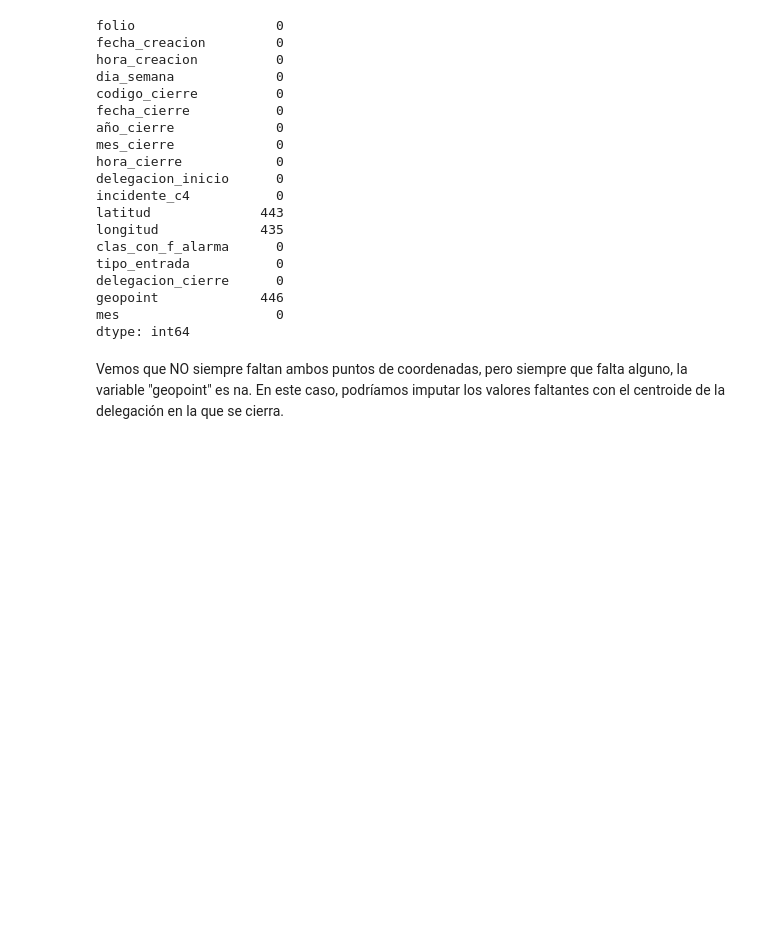
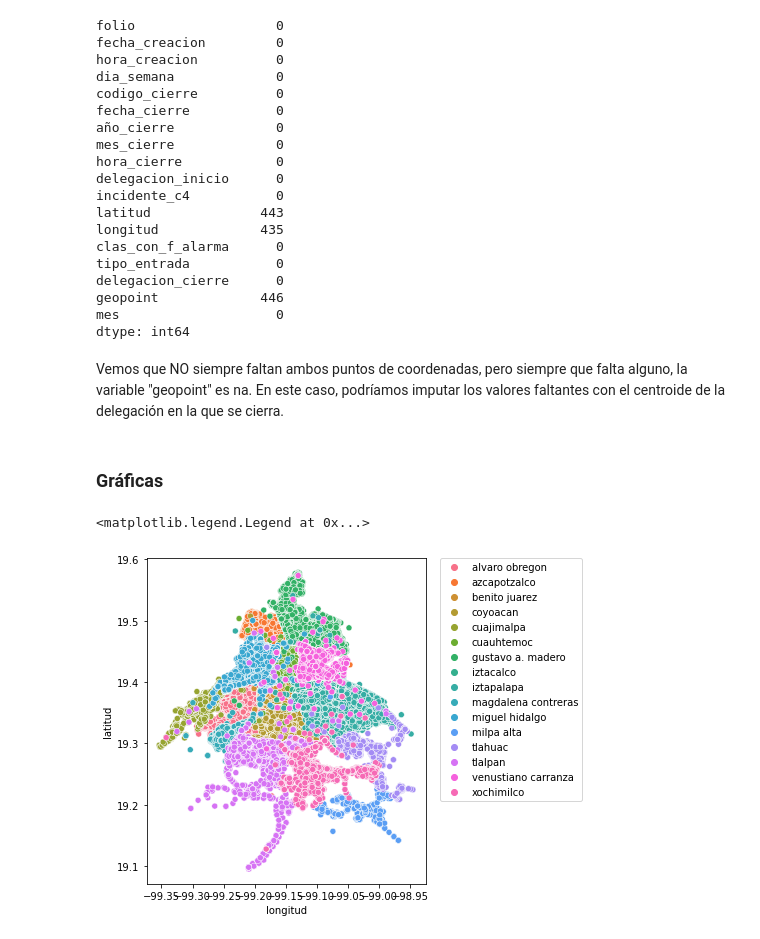
Before and after one commit to mhnk77/proyecto_1_E3_intro_ds, a Jupyter notebook: EDA_Proyecto_1_C5.ipynb, the cells around one changed output. Saved outputs shown, nothing was run; the diff lists cells and outputs as text; code cells hidden in the pictures; blank space fills up the shorter version.

Commit message:
Limpieza de mas columnas

```diff
--- a/EDA_Proyecto_1_C5.ipynb
+++ b/EDA_Proyecto_1_C5.ipynb
@@ -84,0 +73,30 @@ data_clean.head()
+# %%
+#Convertir en fecha las variables correspondientes
+data_clean['fecha_creacion'] = pd.to_datetime(data_clean['fecha_creacion'], format = '%d/%m/%Y')
+data_clean['fecha_cierre'] = pd.to_datetime(data_clean['fecha_cierre'], format = '%d/%m/%Y')
+
+#Transformar a minusculas las delegaciones
+data_clean['delegacion_inicio'] = data.delegacion_inicio.str.lower()
+data_clean['delegacion_cierre'] = data.delegacion_cierre.str.lower()
+
+## Modificar incidente c4
+#Quitar mayúsculas
+data_clean['incidente_c4'] = data_clean['incidente_c4'].str.lower()
+#Quitar acentos
+data_clean['incidente_c4'] = data_clean['incidente_c4'].str.normalize('NFKD').str.encode('ascii', errors='ignore').str.decode('utf-8')
+#Quitar " /"
+data_clean['incidente_c4'] = data_clean['incidente_c4'].str.replace(' /','', regex =  True)
+#Cambiar espacios y "-" por "_"
+data_clean['incidente_c4'] = data_clean['incidente_c4'].str.replace('\-|\s','_', regex =  True)
+
+#Conservar únicamente la letra del codigo_cierre
+data_clean['codigo_cierre'] = data_clean['codigo_cierre'].str.extract(r'(\(.\))')
+data_clean['codigo_cierre'] = data_clean['codigo_cierre'].str.replace('\(|\)', '', regex = True)
+
+#Eliminar la columna "geopoint" pues ya tenemos long. y lat.
+data_clean.drop(columns = ['geopoint'], inplace = True)
+
+#Ordenar por delegacion_cierre
+data_clean.sort_values(by = ['delegacion_cierre', 'fecha_creacion'], inplace = True)
+
+data_clean.head()
@@ -230,3 +255,14 @@ mes                    0
 dtype: int64
 # %% [markdown]
 Vemos que NO siempre faltan ambos puntos de coordenadas, pero siempre que falta alguno, la variable "geopoint" es na. En este caso, podríamos imputar los valores faltantes con el centroide de la delegación en la que se cierra.
+# %% [markdown]
+### Gráficas
+# %%
+f = plt.subplots(figsize = (6,7))
+
+sns.scatterplot(data = data_clean[data_clean['año_cierre'] == 2019] , y = "latitud", x = "longitud", hue = "delegacion_cierre")
+
+plt.legend(bbox_to_anchor=(1.05, 1), loc=2, borderaxespad=0.)
+# %% [output]
+<matplotlib.legend.Legend at 0x...>
+[figure, added]
```
Also changed, not shown: parts of 4 cells of this notebook.
